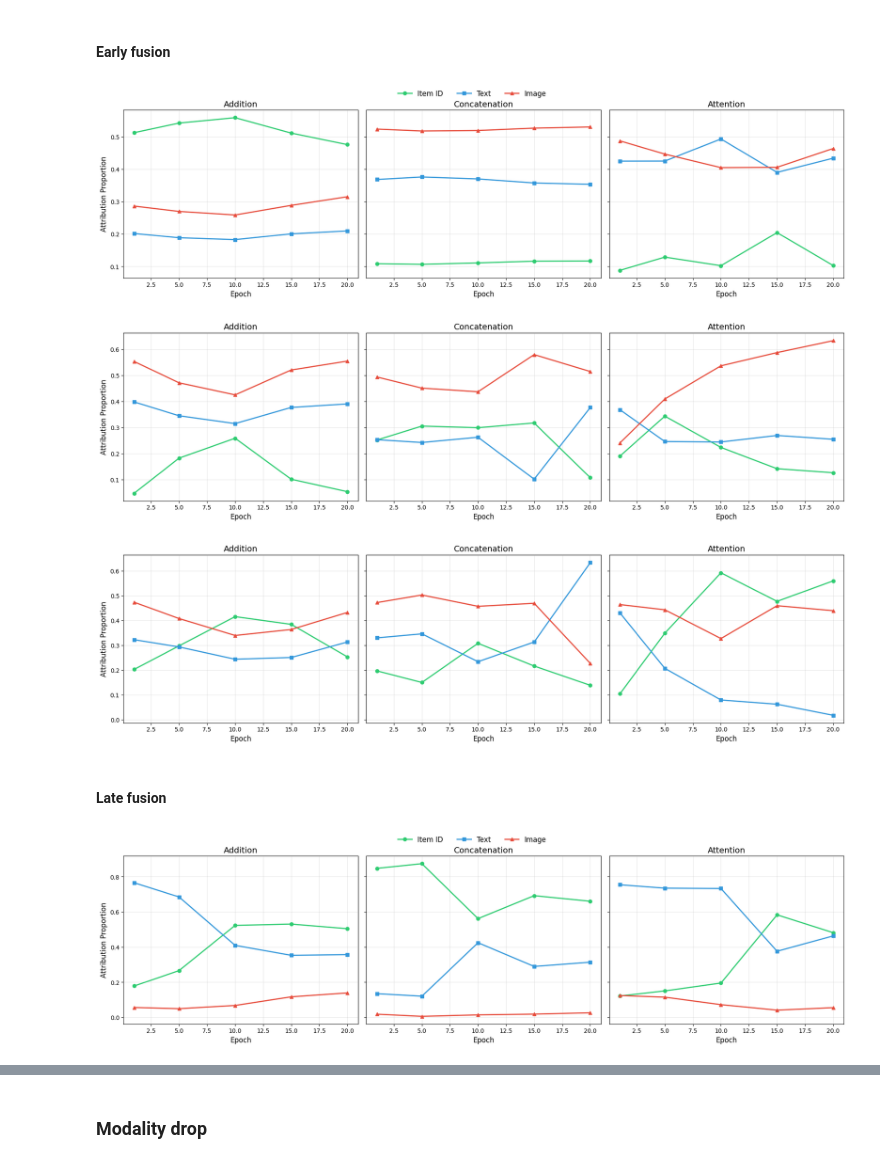
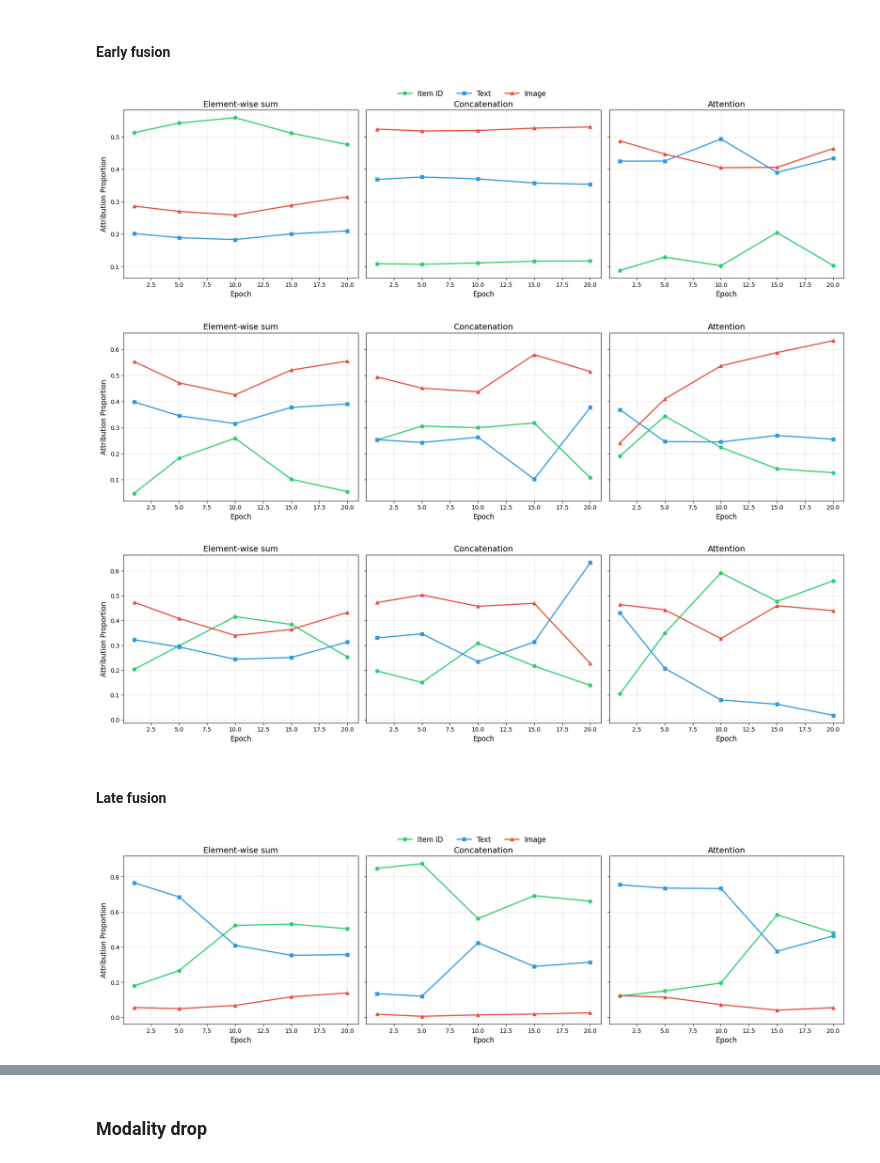
Before and after one commit to natalijaglisovic/when_to_fuse, a Jupyter notebook: graphs_paper.ipynb, the cells around one changed output, grey strips where cells are left out. Drawn from its saved outputs; the diff is of its cells as text; code cells hidden in the pictures.

```diff
--- a/graphs_paper.ipynb
+++ b/graphs_paper.ipynb
@@ -43,7 +43,7 @@ def plot_attribution_subplots(data_dict, dataset_name, num_samples=500):
     fig, axes = plt.subplots(1, 3, figsize=(18, 5), sharey=True)
     sqrt_n = np.sqrt(num_samples)
 
-    titles = ['Addition', 'Concatenation', 'Attention']
+    titles = ['Element-wise sum', 'Concatenation', 'Attention']
     keys = ['add', 'concat', 'attention']
 
     modalities = [
@@ -60,34 +60,34 @@ def plot_attribution_subplots(data_dict, dataset_name, num_samples=500):
 
         for modality, label, marker, color in modalities:
             means = [d[f'{modality}_mean'] for d in data]
             line = ax.errorbar(epochs, means, label=label, marker=marker,
                        color=color, capsize=3, linewidth=2, markersize=6)
             if key == keys[0]:
                 legend_handles.append(line)
 
         ax.set_xlabel('Epoch', fontsize=12)
         ax.set_title(title, fontsize=14)
         ax.grid(True, alpha=0.3)
 
     axes[0].set_ylabel('Attribution Proportion', fontsize=12)
 
     # Shared legend above plots
     fig.legend(handles=legend_handles, labels=[m[1] for m in modalities],
               loc='upper center', ncol=3, fontsize=12, frameon=False,
               bbox_to_anchor=(0.5, 1.05))
 
     plt.tight_layout()
 
     #plt.savefig('baby_attribution_subplots.png', bbox_inches='tight')
     plt.show()
 
 # Plot baby dataset
 plot_attribution_subplots(
     {'add': baby_add, 'concat': baby_concat, 'attention': baby_attention},
     'Baby'
 )
 # %% [output]
-[figure, old version]
+[figure, new version]
 # %%
 #games
 
@@ -205,7 +205,7 @@ def plot_attribution_subplots(data_dict, dataset_name, num_samples=500):
     fig, axes = plt.subplots(1, 3, figsize=(18, 5), sharey=True)
     sqrt_n = np.sqrt(num_samples)
 
-    titles = ['Addition', 'Concatenation', 'Attention']
+    titles = ['Element-wise sum', 'Concatenation', 'Attention']
     keys = ['add', 'concat', 'attention']
 
     modalities = [
@@ -249,7 +249,7 @@ plot_attribution_subplots(
     'Games'
 )
 # %% [output]
-[figure, old version]
+[figure, new version]
 # %%
 #science
 science_add = [
@@ -361,7 +361,7 @@ def plot_attribution_subplots(data_dict, dataset_name, num_samples=500):
     fig, axes = plt.subplots(1, 3, figsize=(18, 5), sharey=True)
     sqrt_n = np.sqrt(num_samples)
 
-    titles = ['Addition', 'Concatenation', 'Attention']
+    titles = ['Element-wise sum', 'Concatenation', 'Attention']
     keys = ['add', 'concat', 'attention']
 
     modalities = [
@@ -405,7 +405,7 @@ plot_attribution_subplots(
     'Science'
 )
 # %% [output]
-[figure, old version]
+[figure, new version]
 # %% [markdown]
 #### Late fusion
 # %%
@@ -556,7 +556,7 @@ def plot_attribution_subplots(data_dict, dataset_name, num_samples=500):
     fig, axes = plt.subplots(1, 3, figsize=(18, 5), sharey=True)
     sqrt_n = np.sqrt(num_samples)
 
-    titles = ['Addition', 'Concatenation', 'Attention']
+    titles = ['Element-wise sum', 'Concatenation', 'Attention']
     keys = ['add', 'concat', 'attention']
 
     modalities = [
@@ -600,7 +600,7 @@ plot_attribution_subplots(
     'Baby'
 )
 # %% [output]
-[figure, old version]
+[figure, new version]
 # %%
 #games
 
```
Also changed, not shown: parts of 6 cells of this notebook.
